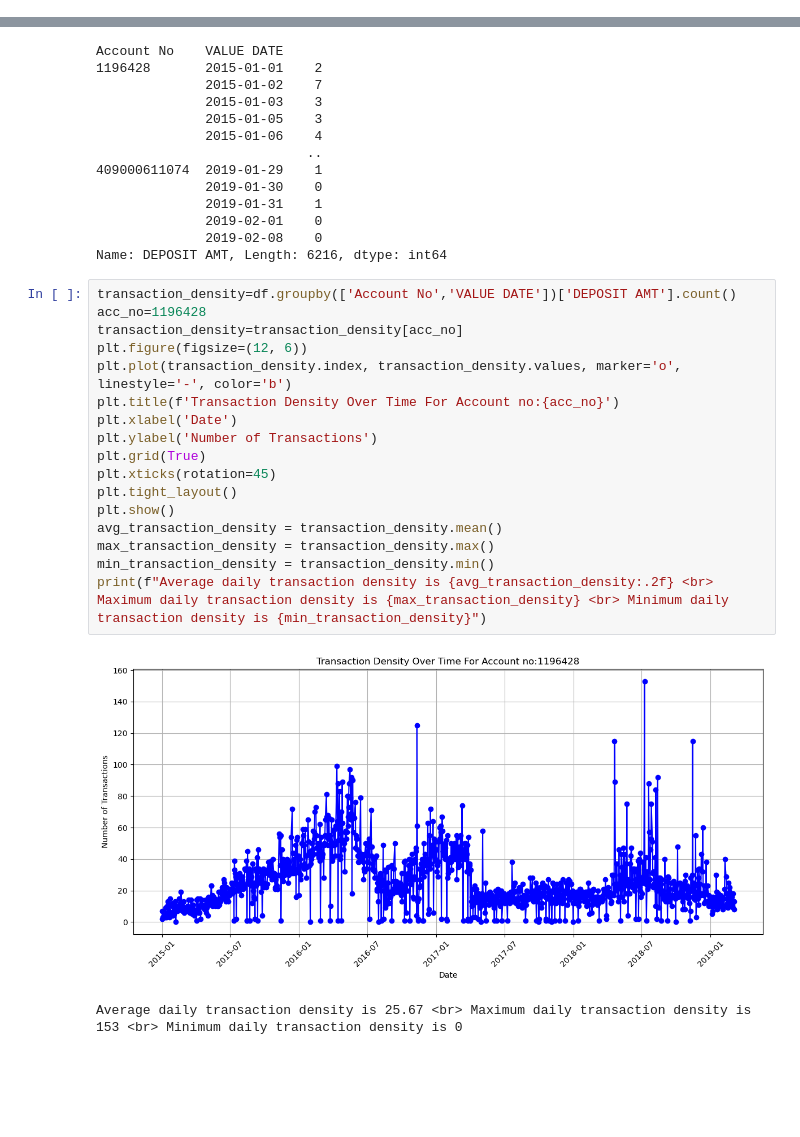
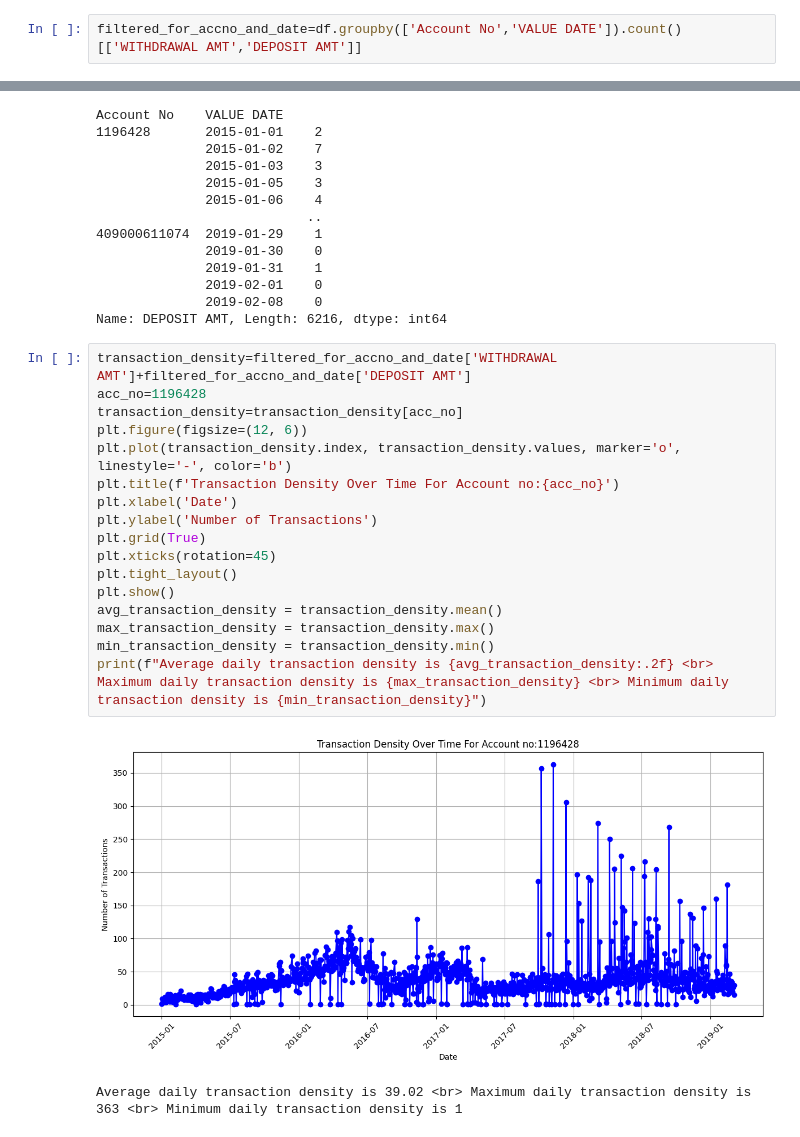
Before and after one commit to SivaKumarPalanirajan/Financial_Advisory_Chatbot, a Jupyter notebook: Notebooks/preprocess_data.ipynb, the cells around one changed output, grey strips where cells are left out. Drawn from its saved outputs; the diff is of its cells as text; blank space fills up the shorter version.

Commit message:
Updated transaction density

```diff
--- a/Notebooks/preprocess_data.ipynb
+++ b/Notebooks/preprocess_data.ipynb
@@ -247,6 +257,8 @@ df
 116201 rows × 8 columns
 # %%
 import matplotlib.pyplot as plt
+# %%
+filtered_for_accno_and_date=df.groupby(['Account No','VALUE DATE']).count()[['WITHDRAWAL AMT','DEPOSIT AMT']]
 # %%
 df.groupby(['Account No','VALUE DATE'])['DEPOSIT AMT'].count()
 # %% [output]
@@ -264,23 +276,23 @@ Account No    VALUE DATE
               2019-02-08    0
 Name: DEPOSIT AMT, Length: 6216, dtype: int64
 # %%
-transaction_density=df.groupby(['Account No','VALUE DATE'])['DEPOSIT AMT'].count()
+transaction_density=filtered_for_accno_and_date['WITHDRAWAL AMT']+filtered_for_accno_and_date['DEPOSIT AMT']
 acc_no=1196428
 transaction_density=transaction_density[acc_no]
 plt.figure(figsize=(12, 6))
 plt.plot(transaction_density.index, transaction_density.values, marker='o', linestyle='-', color='b')
 plt.title(f'Transaction Density Over Time For Account no:{acc_no}')
 plt.xlabel('Date')
 plt.ylabel('Number of Transactions')
 plt.grid(True)
 plt.xticks(rotation=45)
 plt.tight_layout()
 plt.show()
 avg_transaction_density = transaction_density.mean()
 max_transaction_density = transaction_density.max()
 min_transaction_density = transaction_density.min()
 print(f"Average daily transaction density is {avg_transaction_density:.2f} <br> Maximum daily transaction density is {max_transaction_density} <br> Minimum daily transaction density is {min_transaction_density}")
 # %% [output]
-[figure, old version]
+[figure, new version]
-Average daily transaction density is 25.67 <br> Maximum daily transaction density is 153 <br> Minimum daily transaction density is 0
+Average daily transaction density is 39.02 <br> Maximum daily transaction density is 363 <br> Minimum daily transaction density is 1
 # %%
```
Also changed, not shown: parts of 7 cells of this notebook, 2 other files.
